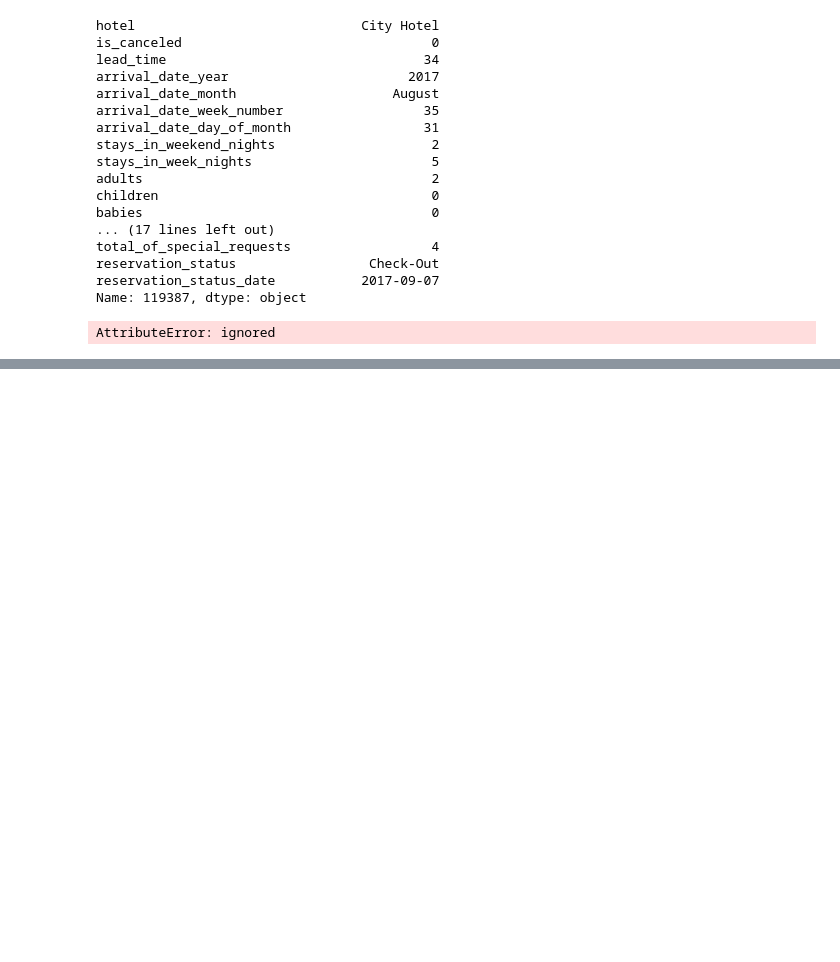
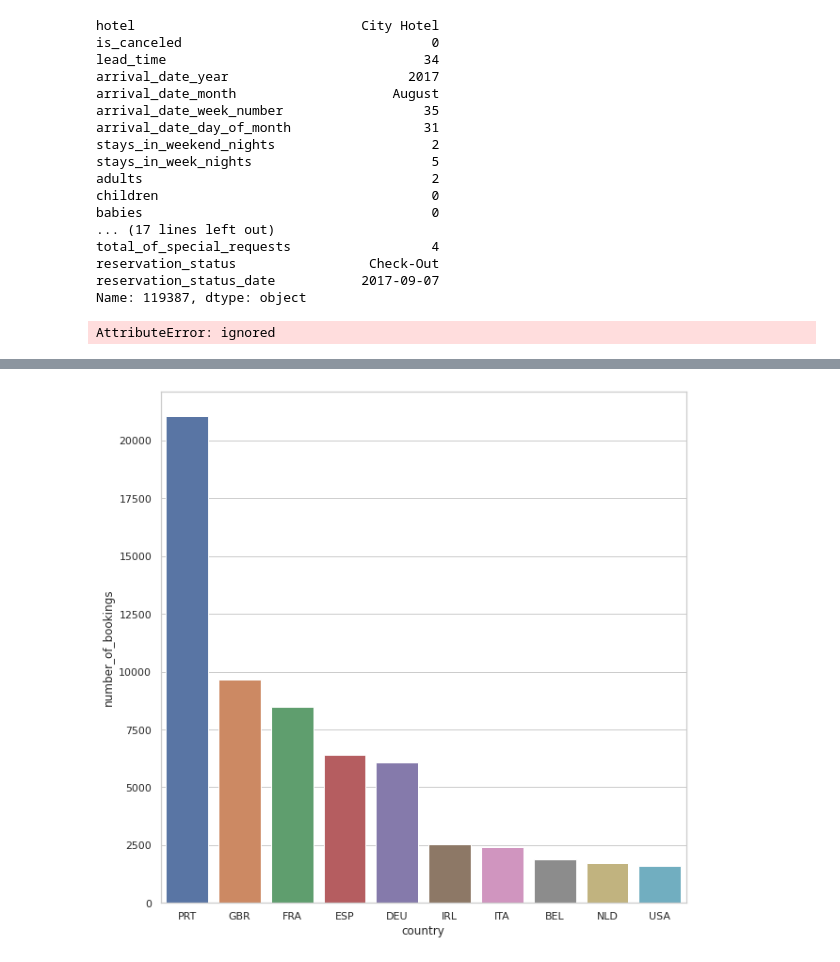
Before and after one commit to AkshayRai20/Projects1, a Jupyter notebook: Akshay_Team_6_Capstone_Project.ipynb, the cells around one changed output, grey strips where cells are left out. Drawn from its saved outputs; the diff is of its cells as text; code cells hidden in the pictures; blank space fills up the shorter version.

```diff
--- a/Akshay_Team_6_Capstone_Project.ipynb
+++ b/Akshay_Team_6_Capstone_Project.ipynb
@@ -164,0 +237,4 @@ AttributeError: ignored
+# %%
+top10_countries = new_df[new_df['is_canceled']==0]['country'].value_counts()[0:10]
+top10_countries_new = top10_countries.reset_index().rename(columns = {'index':'country','country':'number_of_bookings'})
+top10_countries_new
@@ -164,0 +253,5 @@ AttributeError: ignored
+# %%
+plt.figure(figsize=(10,10))
+ax = sns.barplot(x="country", y="number_of_bookings", data=top10_countries_new)
+# %% [output]
+[figure, added]
```
Also changed, not shown: parts of 21 cells of this notebook.
